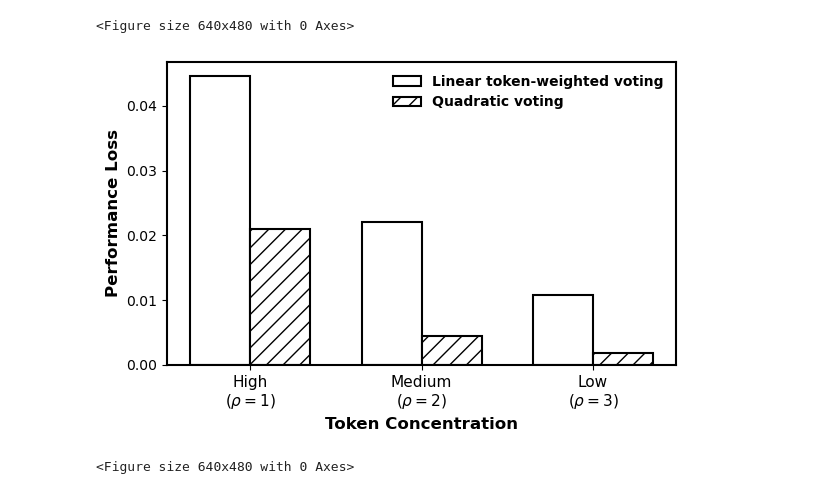
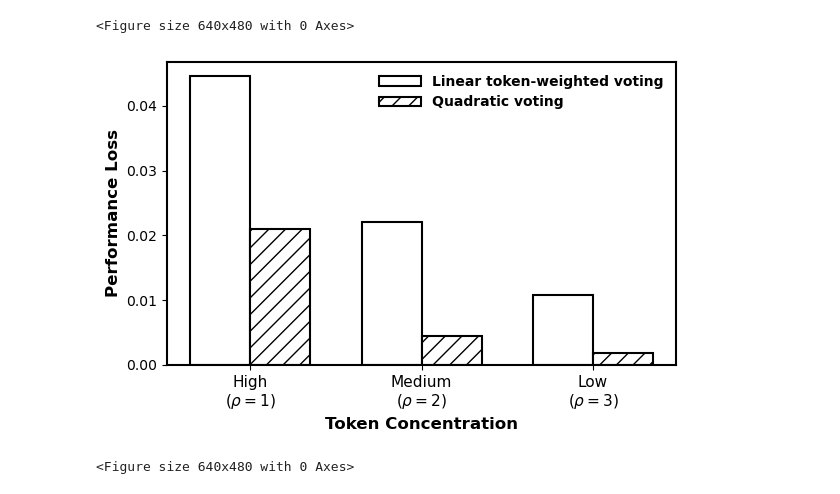
Before and after one commit to GrandJune/DAOs, a Jupyter notebook: V4/Sensitivity/Quadratic_Voting/quadratic_evaluator.ipynb, the cells around one changed output. Saved outputs shown, nothing was run; the diff lists cells and outputs as text; code cells hidden in the pictures.

```diff
--- a/V4/Sensitivity/Quadratic_Voting/quadratic_evaluator.ipynb
+++ b/V4/Sensitivity/Quadratic_Voting/quadratic_evaluator.ipynb
@@ -233,33 +233,34 @@ ax.set_ylabel(
     fontweight="bold",
     fontsize=12
 )
 
 ax.set_xticks(x)
 ax.set_xticklabels(
     [
         "High\n($\\rho=1$)",
         "Medium\n($\\rho=2$)",
         "Low\n($\\rho=3$)"
     ],
     fontsize=11
 )
 
 ax.legend(
     frameon=False,
     fontsize=11,
-    prop=legend_properties
+    prop=legend_properties,
+    handlelength=3.0,   # default is ~2.0
 )
 
 plt.tight_layout()
 
 plt.savefig(
     data_folder + "/Quadratic_vs_linear_asymmetry_mitigation_histogram.png",
     transparent=True,
     dpi=300
 )
 
 plt.show()
 plt.clf()
 # %% [output]
-[figure, old version]
+[figure, new version]
 <Figure size 640x480 with 0 Axes>
```
Also changed, not shown: 1 other file.
